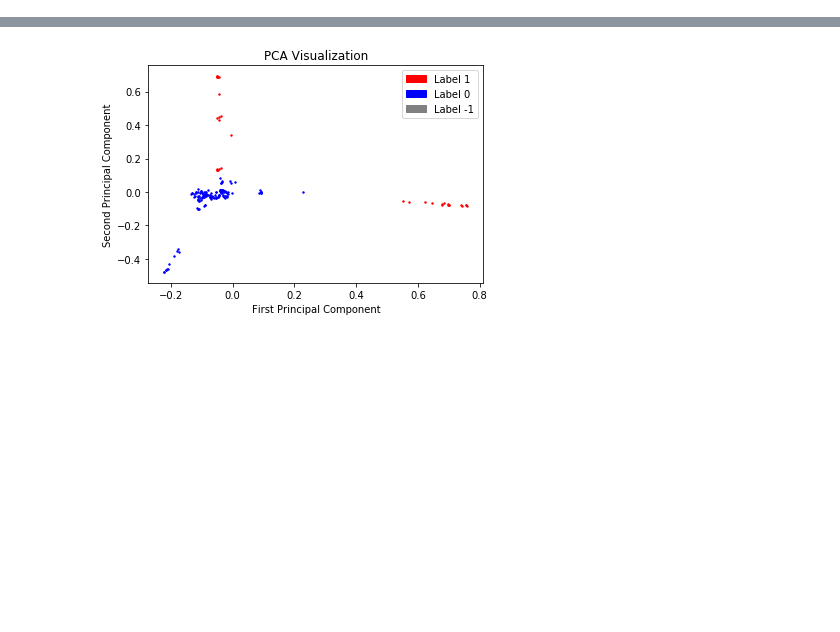
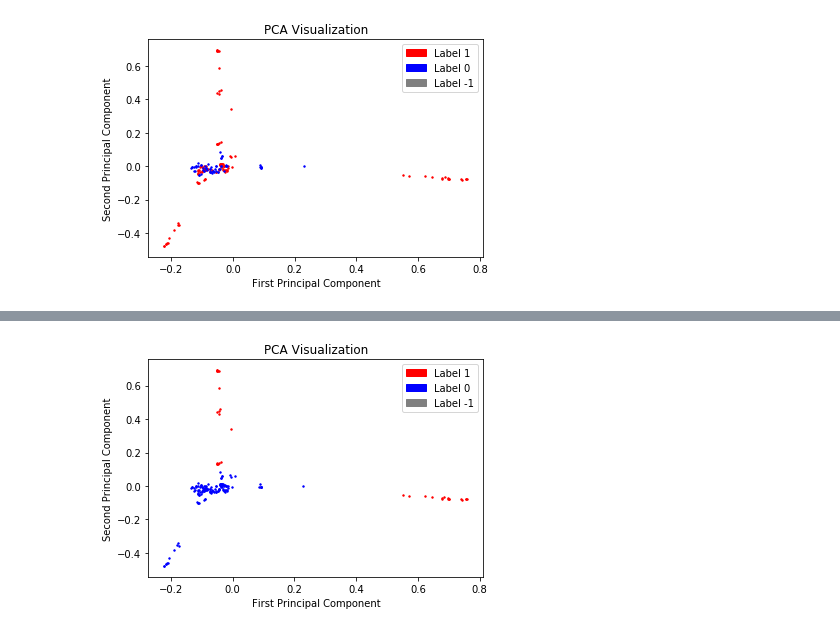
Before and after one commit to solislemuslab/mycovirus-ml, a Jupyter notebook: scripts/lukeSelberg/Fall2020/websiteScripts.ipynb, the cells around one changed output, grey strips where cells are left out. Drawn from its saved outputs; the diff is of its cells as text; code cells hidden in the pictures; blank space fills up the shorter version.

Commit message:
km tests

```diff
--- a/scripts/lukeSelberg/Fall2020/websiteScripts.ipynb
+++ b/scripts/lukeSelberg/Fall2020/websiteScripts.ipynb
@@ -29,7 +29,7 @@ def kmerXTable(s, a, b):
     kmers = s_hat.toarray()
     return pd.DataFrame(kmers,columns=kmerNames, index = s.index)
 
-def kmeans(fasta, klength_min, klength_max, rNum, cNum):
+def kmeans(fasta, cNum, klength_min = 6, klength_max = 6, rNum = 50):
     inputData = parseFasta(fasta)
 #     temp = virus01.append(inputData)
 #     temp = temp.drop_duplicates(keep="last")
@@ -44,7 +44,7 @@ def kmeans(fasta, klength_min, klength_max, rNum, cNum):
 
     return y_hat, kmerXTableInput
 
-def kmeans_semiSupervised(fasta, klength_min, klength_max, rNum, y_hat):
+def kmeans_semiSupervised(fasta, y_hat, klength_min = 6, klength_max = 6, rNum = 50):
     inputData = parseFasta(fasta)
     inputData["Sequence"] = inputData["Sequence"].apply(lambda x: x.replace("-", ""))
     kmerXTableInput = kmerXTable(inputData, klength_min, klength_max)
@@ -97,6 +97,7 @@ def PCA2d(kTable, y_hat, filename):
     plt.ylabel('Second Principal Component')
     plt.savefig('nonNotebookFiles/' + filename + '.png', bbox_inches='tight')
     plt.close()
+    show.to_csv('nonNotebookFiles/' + filename + "_PCA.csv")
 
 def tSNE2d(kTable, y_hat, filename):
     tSNEembedding = TSNE(n_components= 2, random_state = 0)
@@ -116,3 +117,4 @@ def tSNE2d(kTable, y_hat, filename):
     plt.ylabel('Second Component')
     plt.savefig('nonNotebookFiles/' + filename + '.png', bbox_inches='tight')
     plt.close()
+    show.to_csv('nonNotebookFiles/' + filename + "_tSNE.csv")
@@ -128,3 +122,5 @@ virus01 = virus01.drop_duplicates(keep="last")
 flu_data = "../data/combined_Bat_Cat_flu.fa"
 flu10_labels = pd.read_csv("../data/labels_ten_percent.csv").Labels.tolist()
 flu50_labels = pd.read_csv("../data/labels_fifty_percent.csv").Labels.tolist()
+flu_actual_labels = pd.read_csv("../data/actual_labels.csv").Labels.tolist()
+flu_only0_labels = pd.read_csv("../data/labels_ten_percent_only0s.csv").Labels.tolist()
@@ -134 +127,4 @@ PCA2d(kmer, flu50_labels, "real50")
+# %%
+y_hat_only0, kmer_only0 = kmeans_semiSupervised(flu_data, flu_only0_labels, 6, 7, 50)
+PCA2d(kmer_only0, y_hat_only0, "test10_0")
 # %%
@@ -137,0 +170,5 @@ y_hat50, kmer50 = kmeans_semiSupervised(flu_data, 6, 7, 50, flu50_labels)
+# %%
+PCA2d(kmer_only0, flu_actual_labels, "flu")
+Image("nonNotebookFiles/flu.png")
+# %% [output]
+[figure, added]
```
Also changed, not shown: parts of 9 cells of this notebook, 4 other files.
